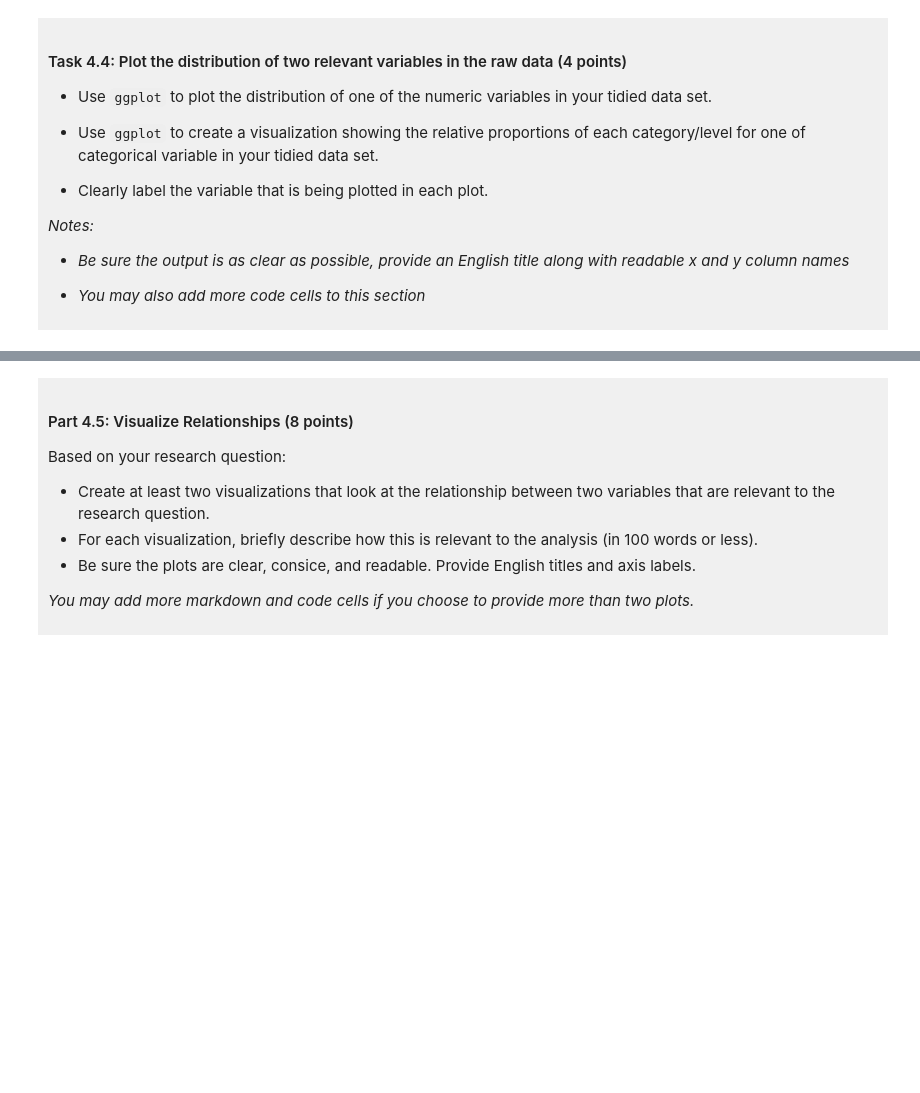
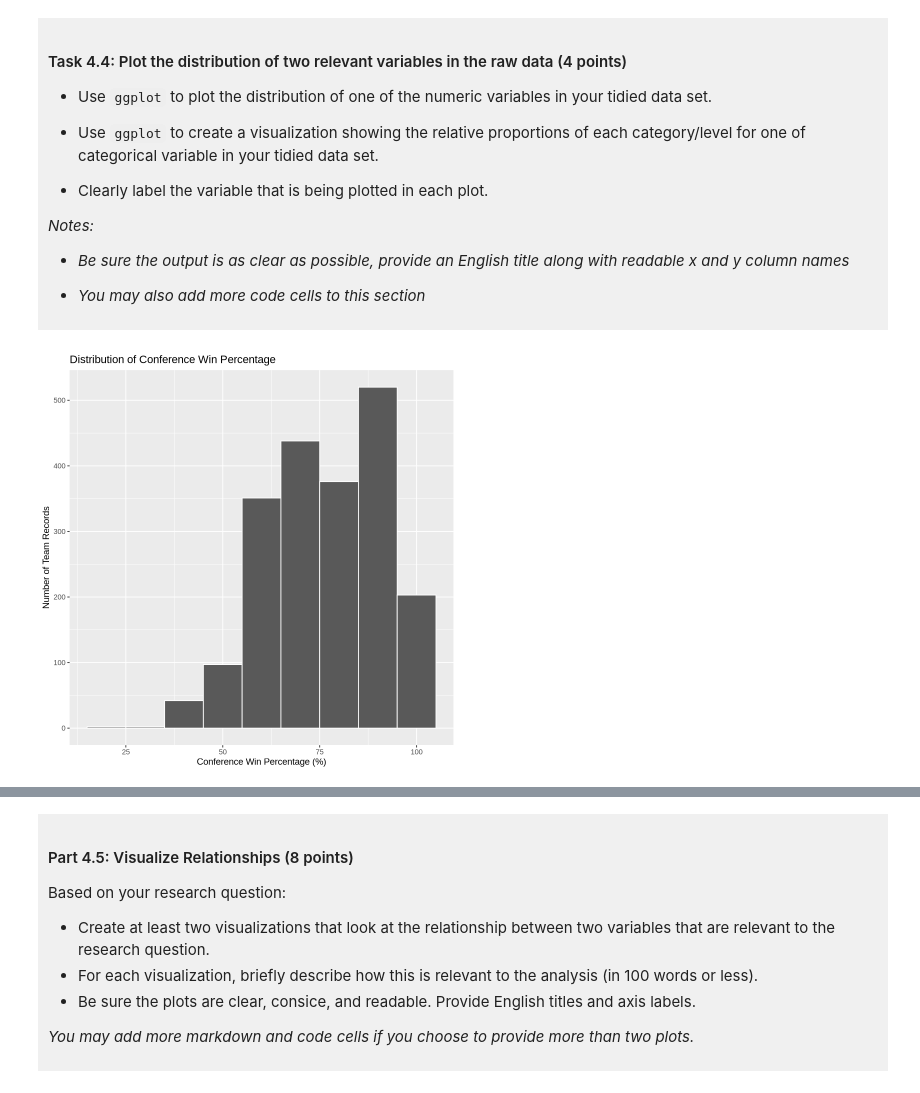
Before and after one commit to jagoding/dsci-100-project-jiaxin-ding, a Jupyter notebook: dsci-100-project-notebook.ipynb, the cells around one changed output, grey strips where cells are left out. Cells and saved outputs as stored; diff of their text form; code cells hidden in the pictures; blank space fills up the shorter version.

```diff
--- a/dsci-100-project-notebook.ipynb
+++ b/dsci-100-project-notebook.ipynb
@@ -314,5 +338,15 @@ You will refine your research question (if needed) and produce a tidy data set.
 
 </div>
 # %%
-### EDIT THIS CODE CELL FOR PLOT 1 ###
+# Plot the distribution of conference win percentage
+tidy_data |>
+    filter(!is.na(conf_wins_pct)) |>
+    ggplot(aes(x = conf_wins_pct)) +
+    geom_histogram(binwidth = 10, color = "white") +
+    labs(
+        title = "Distribution of Conference Win Percentage",
+        x = "Conference Win Percentage (%)",
+        y = "Number of Team Records" )
+# %% [output]
+[figure, added]
 # %%
```
Also changed, not shown: parts of 8 cells of this notebook.
